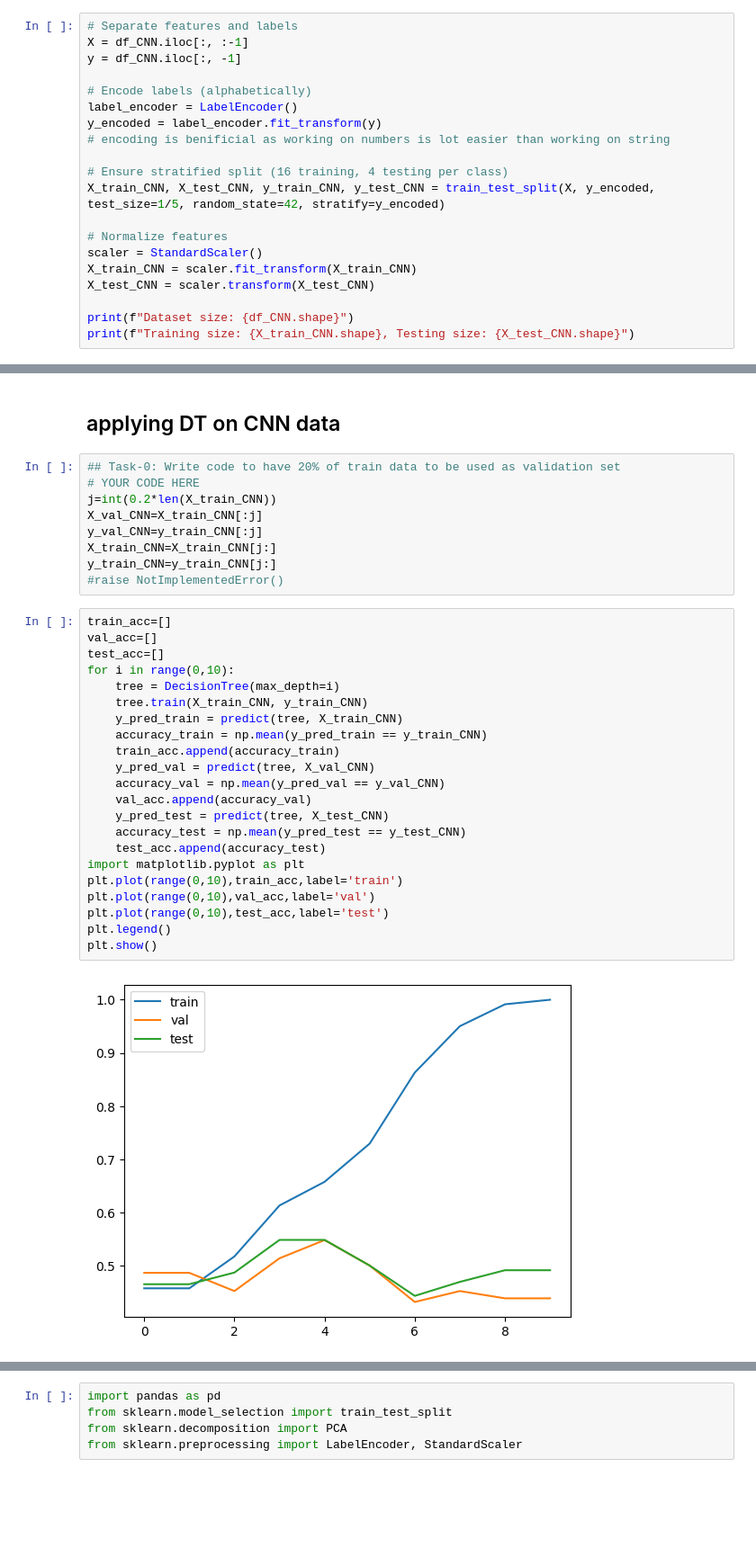
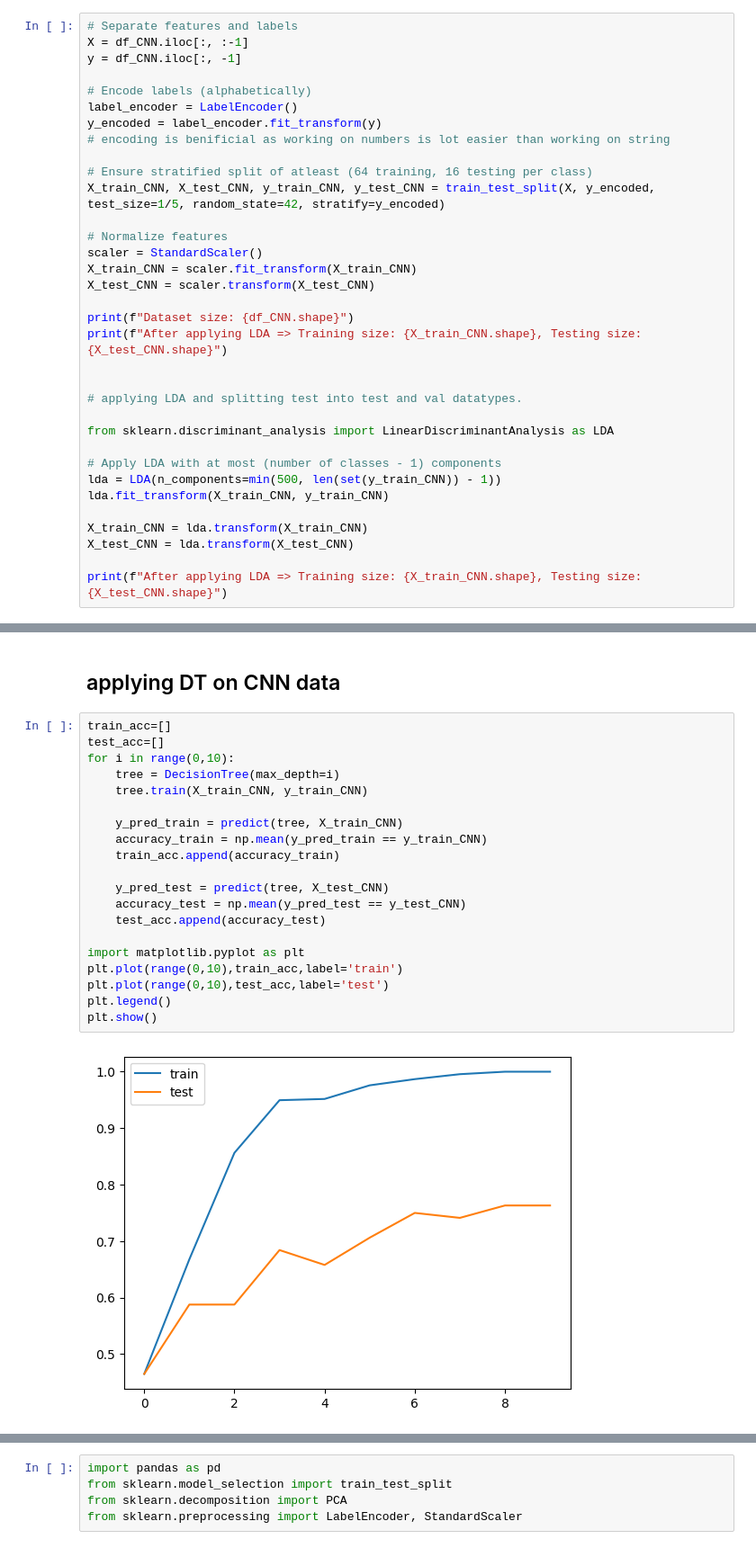
Before and after one commit to AgarwalMayank2/Face_Detection, a Jupyter notebook: applying_ML_algorithms/Decision_Tree_PRMLproj.ipynb, the cells around one changed output, grey strips where cells are left out. Shown at 90% size. Drawn from its saved outputs; the diff is of its cells as text; blank space fills up the shorter version.

```diff
--- a/applying_ML_algorithms/Decision_Tree_PRMLproj.ipynb
+++ b/applying_ML_algorithms/Decision_Tree_PRMLproj.ipynb
@@ -162,7 +162,7 @@ label_encoder = LabelEncoder()
 y_encoded = label_encoder.fit_transform(y)
 # encoding is benificial as working on numbers is lot easier than working on string
 
-# Ensure stratified split (16 training, 4 testing per class)
+# Ensure stratified split of atleast (64 training, 16 testing per class)
 X_train_CNN, X_test_CNN, y_train_CNN, y_test_CNN = train_test_split(X, y_encoded, test_size=1/5, random_state=42, stratify=y_encoded)
 
 # Normalize features
@@ -171,6 +171,20 @@ X_train_CNN = scaler.fit_transform(X_train_CNN)
 X_test_CNN = scaler.transform(X_test_CNN)
 
 print(f"Dataset size: {df_CNN.shape}")
-print(f"Training size: {X_train_CNN.shape}, Testing size: {X_test_CNN.shape}")
+print(f"After applying LDA => Training size: {X_train_CNN.shape}, Testing size: {X_test_CNN.shape}")
+
+
+# applying LDA and splitting test into test and val datatypes.
+
+from sklearn.discriminant_analysis import LinearDiscriminantAnalysis as LDA
+
+# Apply LDA with at most (number of classes - 1) components
+lda = LDA(n_components=min(500, len(set(y_train_CNN)) - 1))
+lda.fit_transform(X_train_CNN, y_train_CNN)
+
+X_train_CNN = lda.transform(X_train_CNN)
+X_test_CNN = lda.transform(X_test_CNN)
+
+print(f"After applying LDA => Training size: {X_train_CNN.shape}, Testing size: {X_test_CNN.shape}")
 # %% [output]
 Dataset size: (1140, 2049)
@@ -185,36 +193,25 @@ Number of Paul_Bremer in y_train: 424
 # %% [markdown]
 ## applying DT on CNN data
-# %%
-## Task-0: Write code to have 20% of train data to be used as validation set
-# YOUR CODE HERE
-j=int(0.2*len(X_train_CNN))
-X_val_CNN=X_train_CNN[:j]
-y_val_CNN=y_train_CNN[:j]
-X_train_CNN=X_train_CNN[j:]
-y_train_CNN=y_train_CNN[j:]
-#raise NotImplementedError()
 # %%
 train_acc=[]
-val_acc=[]
 test_acc=[]
 for i in range(0,10):
     tree = DecisionTree(max_depth=i)
     tree.train(X_train_CNN, y_train_CNN)
+
     y_pred_train = predict(tree, X_train_CNN)
     accuracy_train = np.mean(y_pred_train == y_train_CNN)
     train_acc.append(accuracy_train)
-    y_pred_val = predict(tree, X_val_CNN)
-    accuracy_val = np.mean(y_pred_val == y_val_CNN)
-    val_acc.append(accuracy_val)
+
     y_pred_test = predict(tree, X_test_CNN)
     accuracy_test = np.mean(y_pred_test == y_test_CNN)
     test_acc.append(accuracy_test)
+
 import matplotlib.pyplot as plt
 plt.plot(range(0,10),train_acc,label='train')
-plt.plot(range(0,10),val_acc,label='val')
 plt.plot(range(0,10),test_acc,label='test')
 plt.legend()
 plt.show()
 # %% [output]
-[figure, old version]
+[figure, new version]
 # %%
```
Also changed, not shown: parts of 11 cells of this notebook.
